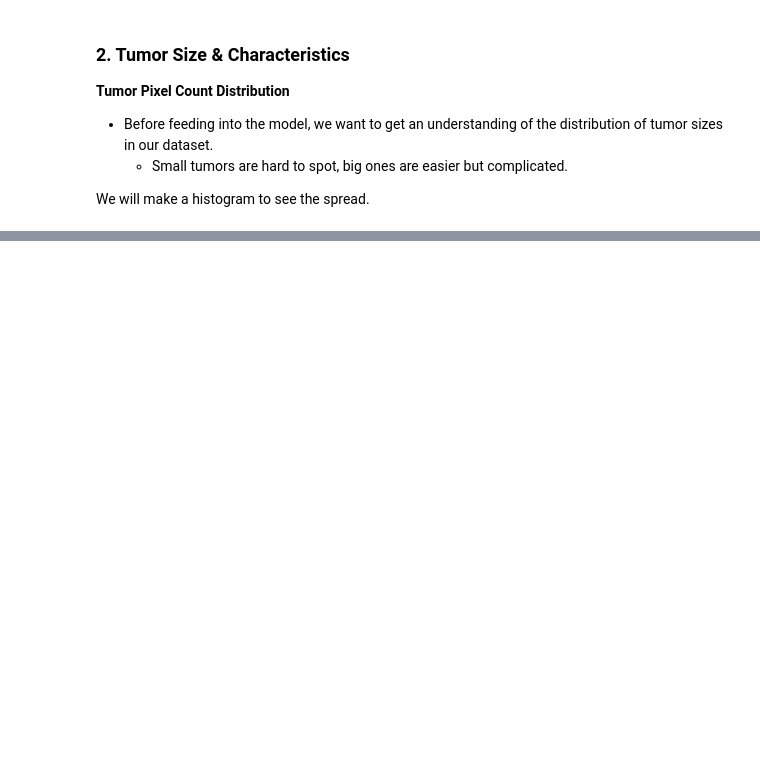
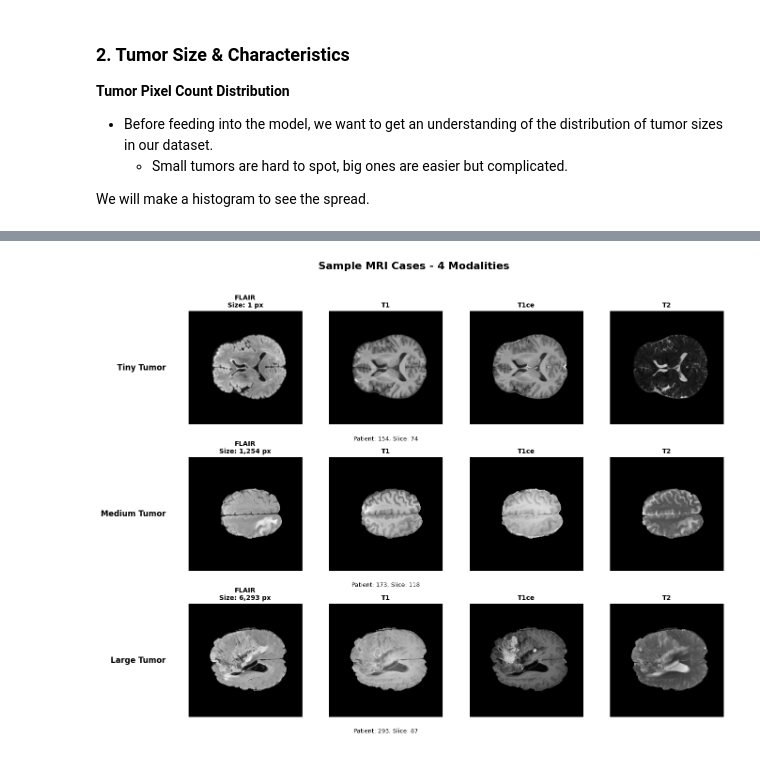
Before and after one commit to daviddning/cancer-tumor-classifier, a Jupyter notebook: notebooks/eda_brain_umor.ipynb, the cells around one changed output, grey strips where cells are left out. Drawn from its saved outputs; the diff is of its cells as text; code cells hidden in the pictures; blank space fills up the shorter version.

```diff
--- a/notebooks/eda_brain_umor.ipynb
+++ b/notebooks/eda_brain_umor.ipynb
@@ -4,9 +4,11 @@ import numpy as np
 import matplotlib.pyplot as plt
 import seaborn as sns
 from pathlib import Path
+import h5py
 
 # load the metadata
 metadata_path = Path.cwd().parent / "data" / "csv" / "meta_data.csv"
+data_path = Path.cwd().parent / "data"
 output_path = Path.cwd().parent / "graphics" / "eda"
 output_path.mkdir(parents=True, exist_ok=True)
 df = pd.read_csv(metadata_path)
@@ -218,0 +541,79 @@ We will make a grpaih showing tumor frequency per slice.
+# %%
+print("Sample Visualizations")
+
+# find examples of different tumor sizes
+tiny_tumor_idx = np.argmin(tumor_sizes)
+medium_tumor_idx = np.argsort(tumor_sizes)[len(tumor_sizes)//2]
+large_tumor_idx = np.argmax(tumor_sizes)
+
+# get the corresponding rows from tumor_sample
+tiny_sample = tumor_sample.iloc[tiny_tumor_idx]
+medium_sample = tumor_sample.iloc[medium_tumor_idx]
+large_sample = tumor_sample.iloc[large_tumor_idx]
+
+samples = [
+    ('Tiny Tumor', tiny_sample, tumor_sizes[tiny_tumor_idx]),
+    ('Medium Tumor', medium_sample, tumor_sizes[medium_tumor_idx]),
+    ('Large Tumor', large_sample, tumor_sizes[large_tumor_idx])
+    ]
+
+# create visualization
+fig, axes = plt.subplots(3, 4, figsize=(14, 10))
+
+for row, (title, sample_row, tumor_size) in enumerate(samples):
+    try:
+        # load file
+        slice_path = sample_row['slice_path']
+
+        if not Path(slice_path).exists():
+            slice_name = slice_path.split('/')[-1]
+            h5_files = list(data_path.rglob(slice_name))
+            if h5_files:
+                slice_path = h5_files[0]
+
+        with h5py.File(slice_path, 'r') as f:
+            image = f['image'][:]
+            mask = f['mask'][:]
+
+        tumor_px = np.sum(mask > 0)
+        print(f"{title}: Tumor pixels = {tumor_px}")
+
+        # display each MRI channel
+        channel_names = ['FLAIR', 'T1', 'T1ce', 'T2']
+        for col in range(4):
+            ax = axes[row, col]
+            ax.imshow(image[:, :, col], cmap='gray')
+
+            # add tumor info to title
+            title_text = channel_names[col]
+            if col == 0:
+                if tumor_size is not None:
+                    title_text = f'{channel_names[col]}\nSize: {tumor_size:,} px'
+                else:
+                    title_text = f'{channel_names[col]}\nTumor: {tumor_px} px'
+
+            ax.set_title(title_text, fontsize=10, fontweight='bold')
+            ax.axis('off')
+
+        # add row label
+        axes[row, 0].text(-0.2, 0.5, title, transform=axes[row, 0].transAxes,
+                         fontsize=12, fontweight='bold', va='center', ha='right')
+
+        # add patient/slice info
+        info_text = f"Patient: {int(sample_row['volume'])}, Slice: {int(sample_row['slice'])}"
+        axes[row, 1].text(0.5, -0.1, info_text, transform=axes[row, 1].transAxes,
+                         fontsize=9, ha='center', va='top')
+
+    except Exception as e:
+        print(f"Error loading sample: {e}")
+        for col in range(4):
+            axes[row, col].clear()
+            axes[row, col].text(0.5, 0.5, f'Error\n{str(e)[:50]}...',
+                              ha='center', va='center', fontsize=8)
+            axes[row, col].axis('off')
+
+plt.suptitle('Sample MRI Cases - 4 Modalities', fontsize=16, fontweight='bold', y=1.02)
+plt.tight_layout()
+plt.savefig(output_dir / 'sample_mri_visualizations.png', dpi=150, bbox_inches='tight')
+plt.show()
+# %% [output]
@@ -218,0 +624 @@ We will make a grpaih showing tumor frequency per slice.
+[figure, added]
```
Also changed, not shown: parts of 11 cells of this notebook, 4 other files.
